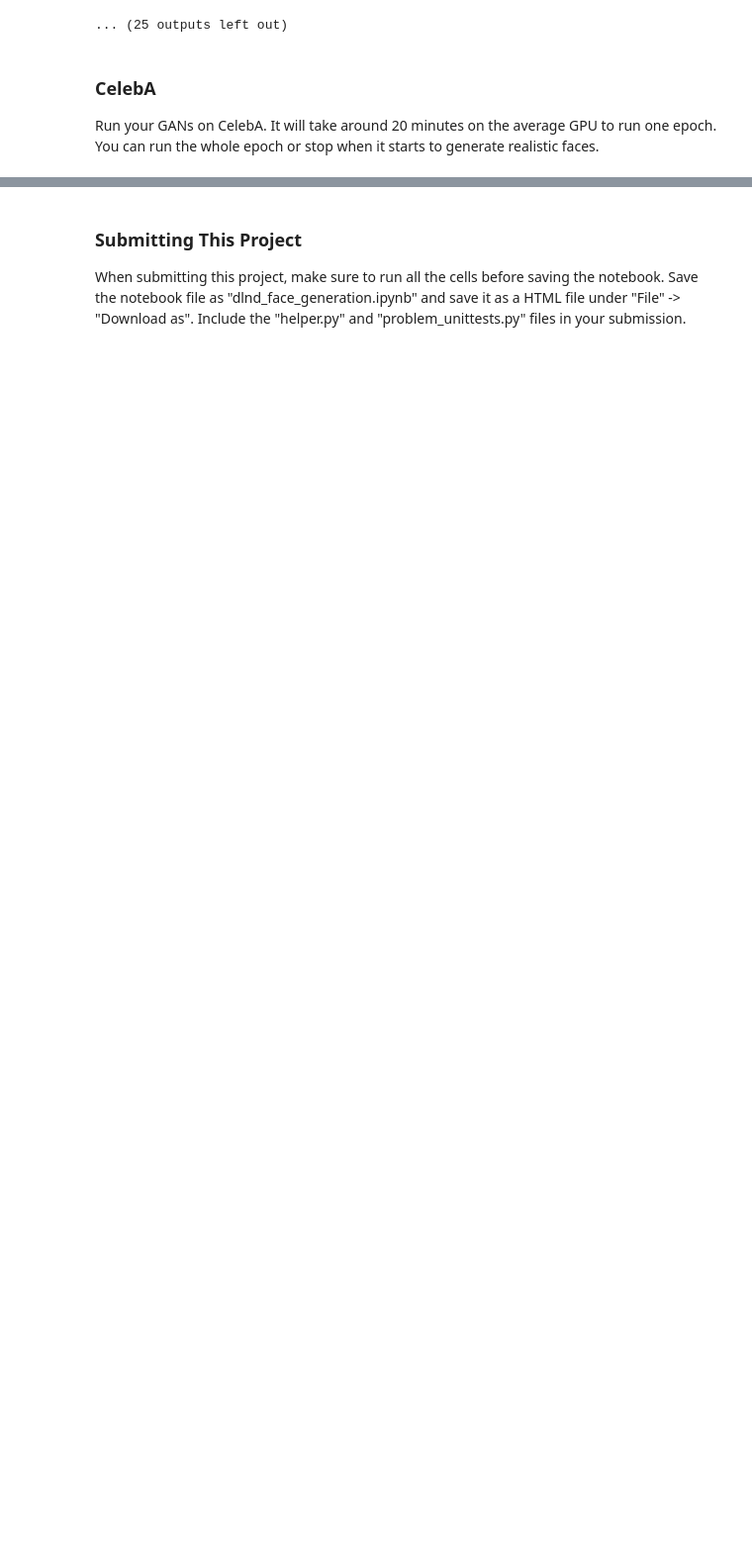
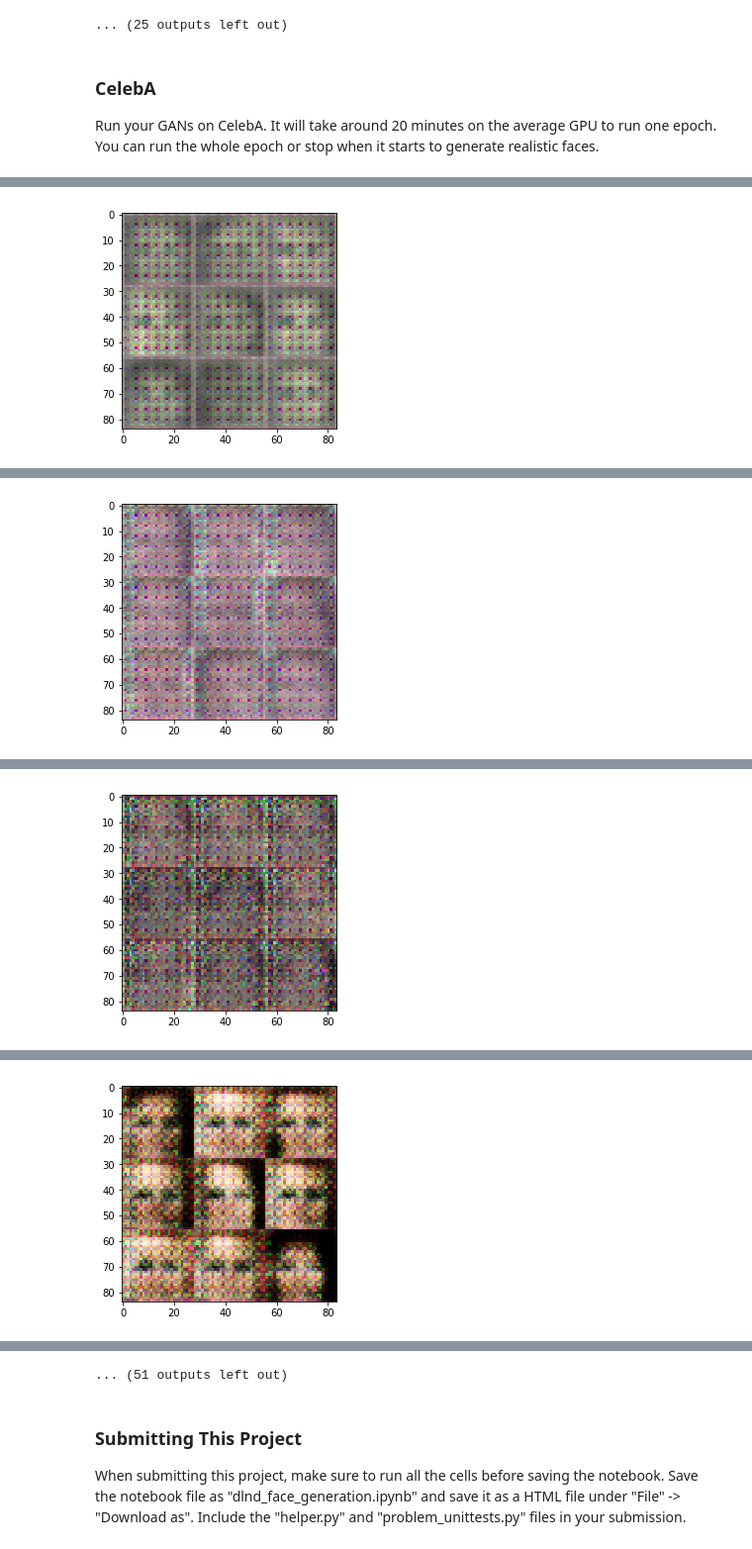
Before and after one commit to Kelvin6/dlnd_face_generation, a Jupyter notebook: dlnd_face_generation.ipynb, the cells around one changed output, grey strips where cells are left out. Shown at 99% size. Drawn from its saved outputs; the diff is of its cells as text; code cells hidden in the pictures; blank space fills up the shorter version.

```diff
--- a/dlnd_face_generation.ipynb
+++ b/dlnd_face_generation.ipynb
@@ -458,10 +459,10 @@ Epoch 0/2 ... Discriminator Loss: 1.0728 ... Generator Loss: 0.5739
 ### CelebA
 Run your GANs on CelebA.  It will take around 20 minutes on the average GPU to run one epoch.  You can run the whole epoch or stop when it starts to generate realistic faces.
 # %%
-batch_size = None
-z_dim = None
-learning_rate = None
-beta1 = None
+batch_size = 64
+z_dim = 100
+learning_rate = 0.0002 #0.0005
+beta1 = 0.5
 
 
 """
@@ -473,3 +474,4 @@ celeba_dataset = helper.Dataset('celeba', glob(os.path.join(data_dir, 'img_align
 with tf.Graph().as_default():
     train(epochs, batch_size, z_dim, learning_rate, beta1, celeba_dataset.get_batches,
           celeba_dataset.shape, celeba_dataset.image_mode)
+# %% [output]
@@ -475,0 +488 @@ with tf.Graph().as_default():
+[figure, added]
@@ -475,0 +499 @@ with tf.Graph().as_default():
+[figure, added]
@@ -475,0 +510 @@ with tf.Graph().as_default():
+[figure, added]
@@ -475,0 +521 @@ with tf.Graph().as_default():
+[figure, added]
@@ -476,3 +544,4 @@ with tf.Graph().as_default():
+... (51 outputs left out)
 # %% [markdown]
 ### Submitting This Project
 When submitting this project, make sure to run all the cells before saving the notebook. Save the notebook file as "dlnd_face_generation.ipynb" and save it as a HTML file under "File" -> "Download as". Include the "helper.py" and "problem_unittests.py" files in your submission.
```
Also changed, not shown: parts of 5 cells of this notebook, 1 other file.
